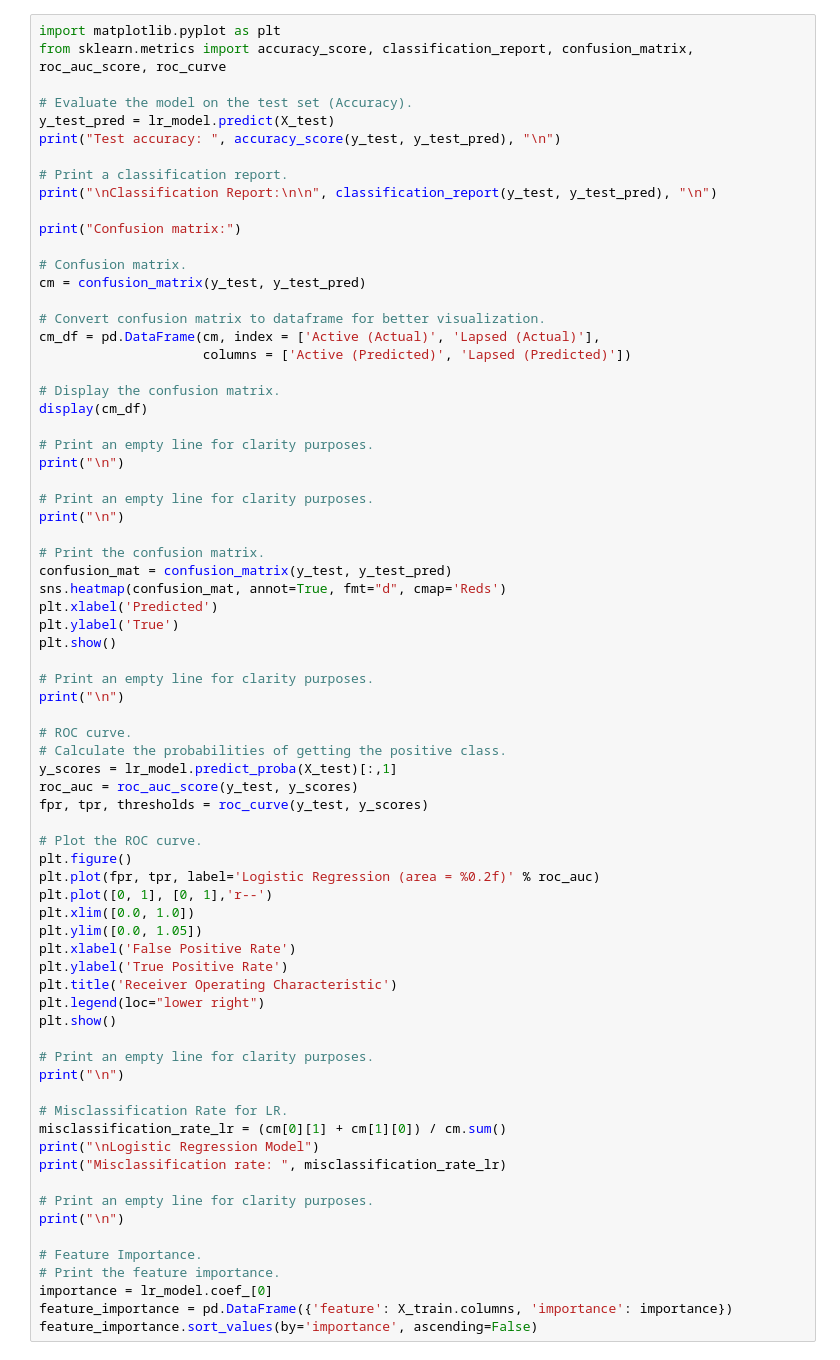
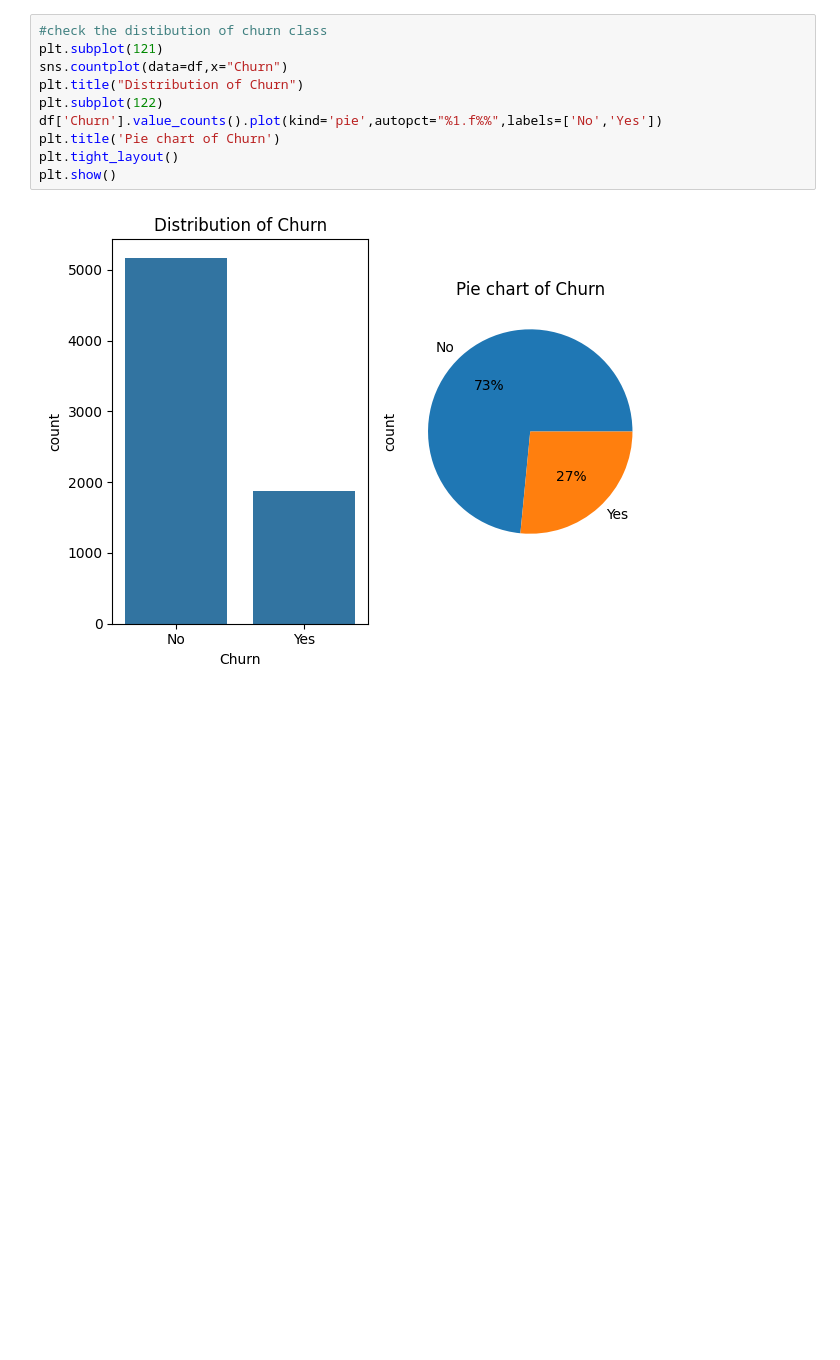
Before and after one commit to mayankjr98/Customer-Churn-Prediction-Anaysis, a Jupyter notebook: churnprediction.ipynb, the cells around one changed output. Drawn from its saved outputs; the diff is of its cells as text; blank space fills up the shorter version.

```diff
--- a/churnprediction.ipynb
+++ b/churnprediction.ipynb
@@ -76,74 +117,13 @@ lr_model.fit(X_train, y_train)
 # %%
-import matplotlib.pyplot as plt
-from sklearn.metrics import accuracy_score, classification_report, confusion_matrix, roc_auc_score, roc_curve
-
-# Evaluate the model on the test set (Accuracy).
-y_test_pred = lr_model.predict(X_test)
-print("Test accuracy: ", accuracy_score(y_test, y_test_pred), "\n")
-
-# Print a classification report.
-print("\nClassification Report:\n\n", classification_report(y_test, y_test_pred), "\n")
-
-print("Confusion matrix:")
-
-# Confusion matrix.
-cm = confusion_matrix(y_test, y_test_pred)
-
-# Convert confusion matrix to dataframe for better visualization.
-cm_df = pd.DataFrame(cm, index = ['Active (Actual)', 'Lapsed (Actual)'],
-                     columns = ['Active (Predicted)', 'Lapsed (Predicted)'])
-
-# Display the confusion matrix.
-display(cm_df)
-
-# Print an empty line for clarity purposes.
-print("\n")
-
-# Print an empty line for clarity purposes.
-print("\n")
-
-# Print the confusion matrix.
-confusion_mat = confusion_matrix(y_test, y_test_pred)
-sns.heatmap(confusion_mat, annot=True, fmt="d", cmap='Reds')
-plt.xlabel('Predicted')
-plt.ylabel('True')
+#check the distibution of churn class
+plt.subplot(121)
+sns.countplot(data=df,x="Churn")
+plt.title("Distribution of Churn")
+plt.subplot(122)
+df['Churn'].value_counts().plot(kind='pie',autopct="%1.f%%",labels=['No','Yes'])
+plt.title('Pie chart of Churn')
+plt.tight_layout()
 plt.show()
-
-# Print an empty line for clarity purposes.
-print("\n")
-
-# ROC curve.
-# Calculate the probabilities of getting the positive class.
-y_scores = lr_model.predict_proba(X_test)[:,1]
-roc_auc = roc_auc_score(y_test, y_scores)
-fpr, tpr, thresholds = roc_curve(y_test, y_scores)
-
-# Plot the ROC curve.
-plt.figure()
-plt.plot(fpr, tpr, label='Logistic Regression (area = %0.2f)' % roc_auc)
-plt.plot([0, 1], [0, 1],'r--')
-plt.xlim([0.0, 1.0])
-plt.ylim([0.0, 1.05])
-plt.xlabel('False Positive Rate')
-plt.ylabel('True Positive Rate')
-plt.title('Receiver Operating Characteristic')
-plt.legend(loc="lower right")
-plt.show()
-
-# Print an empty line for clarity purposes.
-print("\n")
-
-# Misclassification Rate for LR.
-misclassification_rate_lr = (cm[0][1] + cm[1][0]) / cm.sum()
-print("\nLogistic Regression Model")
-print("Misclassification rate: ", misclassification_rate_lr)
-
-# Print an empty line for clarity purposes.
-print("\n")
-
-# Feature Importance.
-# Print the feature importance.
-importance = lr_model.coef_[0]
-feature_importance = pd.DataFrame({'feature': X_train.columns, 'importance': importance})
-feature_importance.sort_values(by='importance', ascending=False)
+# %% [output]
+[figure, added]
 # %%
```
Also changed, not shown: parts of 49 cells of this notebook.
